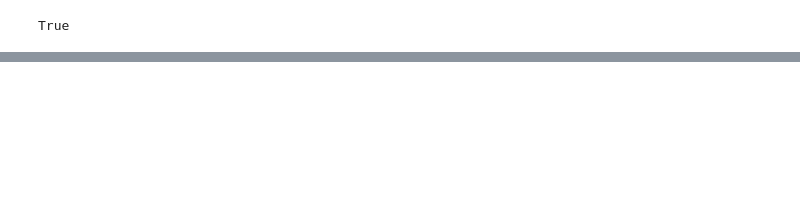
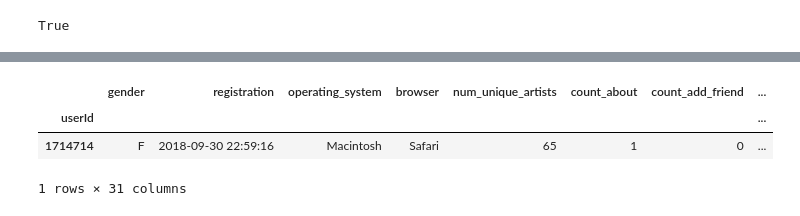
Before and after one commit to weichieh-chou/churn_competition, a Jupyter notebook: feature_engineering.ipynb, the cells around one changed output, grey strips where cells are left out. Saved outputs shown, nothing was run; the diff lists cells and outputs as text; code cells hidden in the pictures; blank space fills up the shorter version.

```diff
--- a/feature_engineering.ipynb
+++ b/feature_engineering.ipynb
@@ -178,0 +201,7 @@ df_users_base.rename(columns={"count_cancellation_confirmation":"churn_label"})
+# %%
+df_users_base.loc[[1714714]]
+# %% [output]
+|  | gender | registration | operating_system | browser | num_unique_artists | count_about | count_add_friend | ... |
+| userId |  |  |  |  |  |  |  | ... |
+| 1714714 | F | 2018-09-30 22:59:16 | Macintosh | Safari | 65 | 1 | 0 | ... |
+1 rows × 31 columns
```
Also changed, not shown: parts of 13 cells of this notebook.
